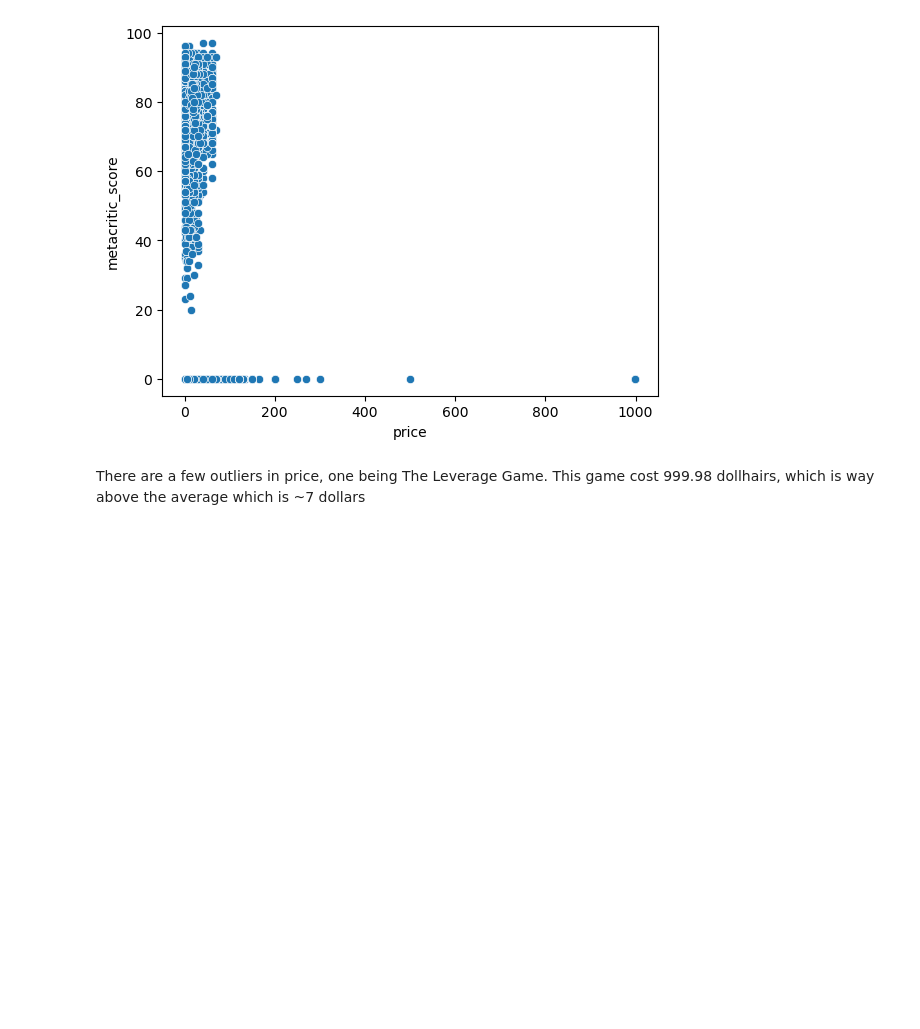
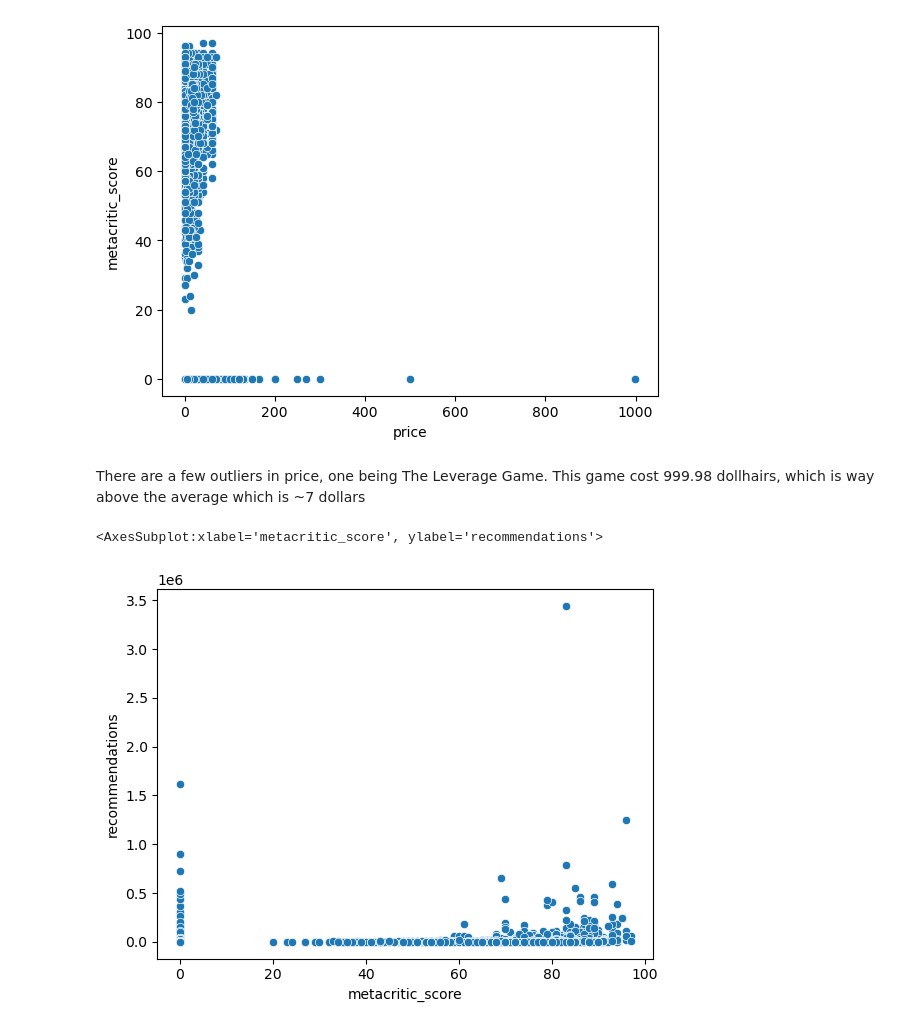
Before and after one commit to CrunchySweet/AI, a Jupyter notebook: Semester1/Games/Games.ipynb, the cells around one changed output. Cells and saved outputs as stored; diff of their text form; code cells hidden in the pictures; blank space fills up the shorter version.

```diff
--- a/Semester1/Games/Games.ipynb
+++ b/Semester1/Games/Games.ipynb
@@ -76,0 +74,5 @@ dfCleaned = dfCleaned.reset_index()
+# %%
+sns.scatterplot(data= df, x="metacritic_score", y="recommendations")
+# %% [output]
+<AxesSubplot:xlabel='metacritic_score', ylabel='recommendations'>
+[figure, added]
```
Also changed, not shown: parts of 1 cell of this notebook.
